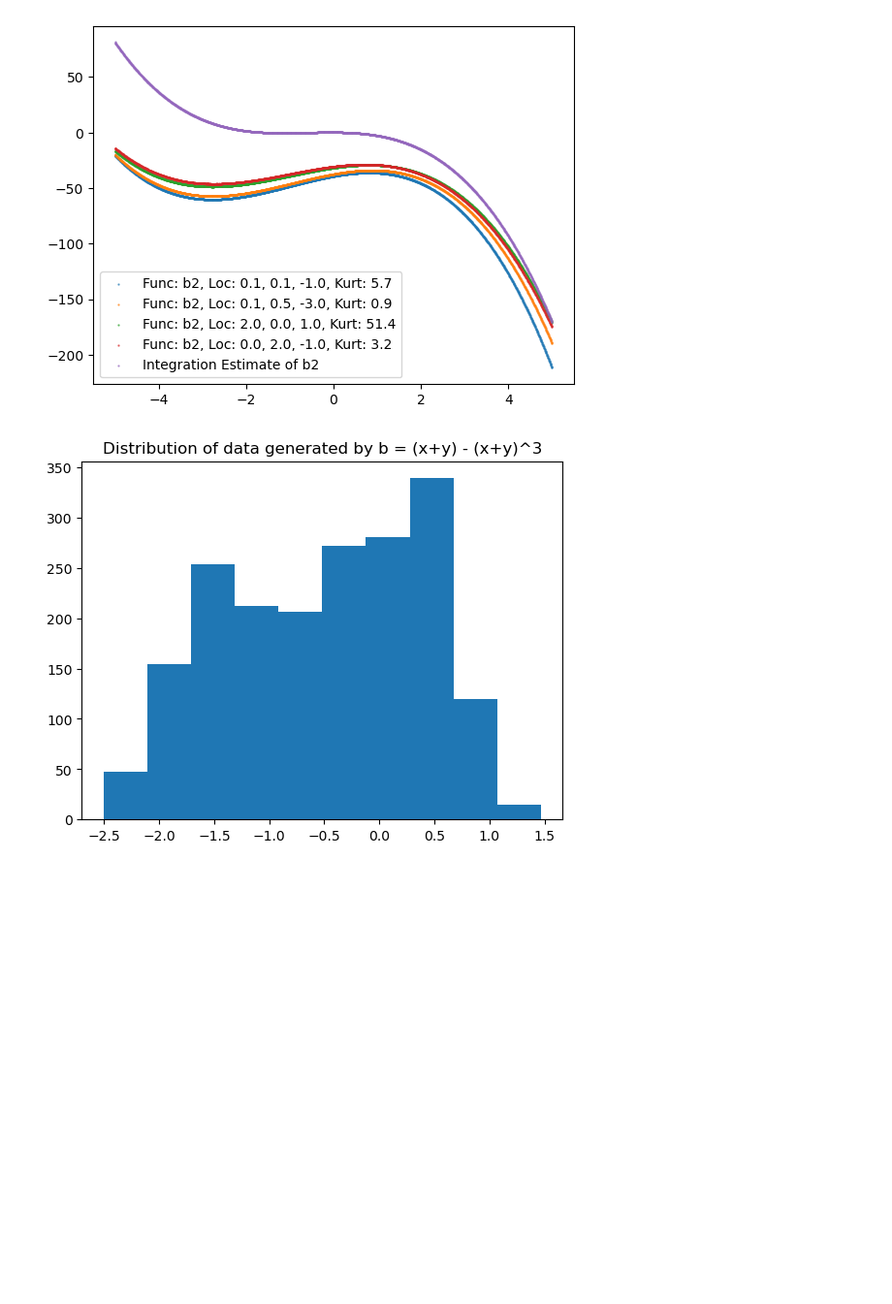
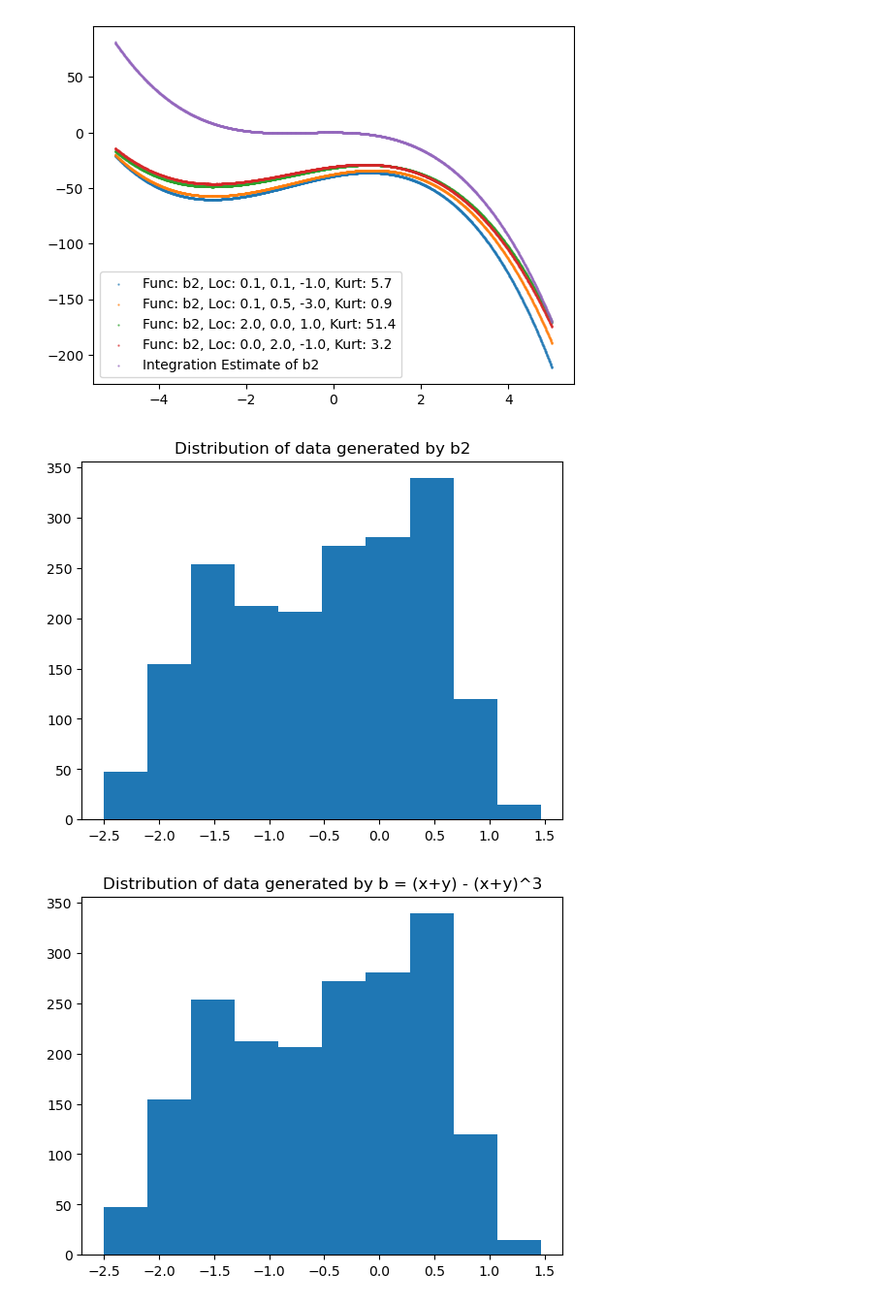
Before and after one commit to hubarruby/BayesSDEs, a Jupyter notebook: fredholm/plot_testing.ipynb, the cells around one changed output. Shown at 97% size. Drawn from its saved outputs; the diff is of its cells as text; code cells hidden in the pictures; blank space fills up the shorter version.

```diff
--- a/fredholm/plot_testing.ipynb
+++ b/fredholm/plot_testing.ipynb
@@ -155,6 +155,12 @@ get_data_make_plots('fredholm_results/results10/')
 4 rows × 24 columns
 [figure]
 [figure]
+# %%
+plt.hist(get_results_dictionaries(['lasso_b2_pibeta_smally.pkl'], filepath='fredholm_results/results10/')[0]['init_data'])
+plt.title('Distribution of data generated by b2')
+plt.show()
+# %% [output]
+[figure, added]
 # %%
 plt.hist(get_results_dictionaries(['lasso_b2_pibeta_smally.pkl'], filepath='fredholm_results/results10/')[0]['init_data'])
 plt.title('Distribution of data generated by b = (x+y) - (x+y)^3')
```
Also changed, not shown: parts of 4 cells of this notebook, 1 other file.
